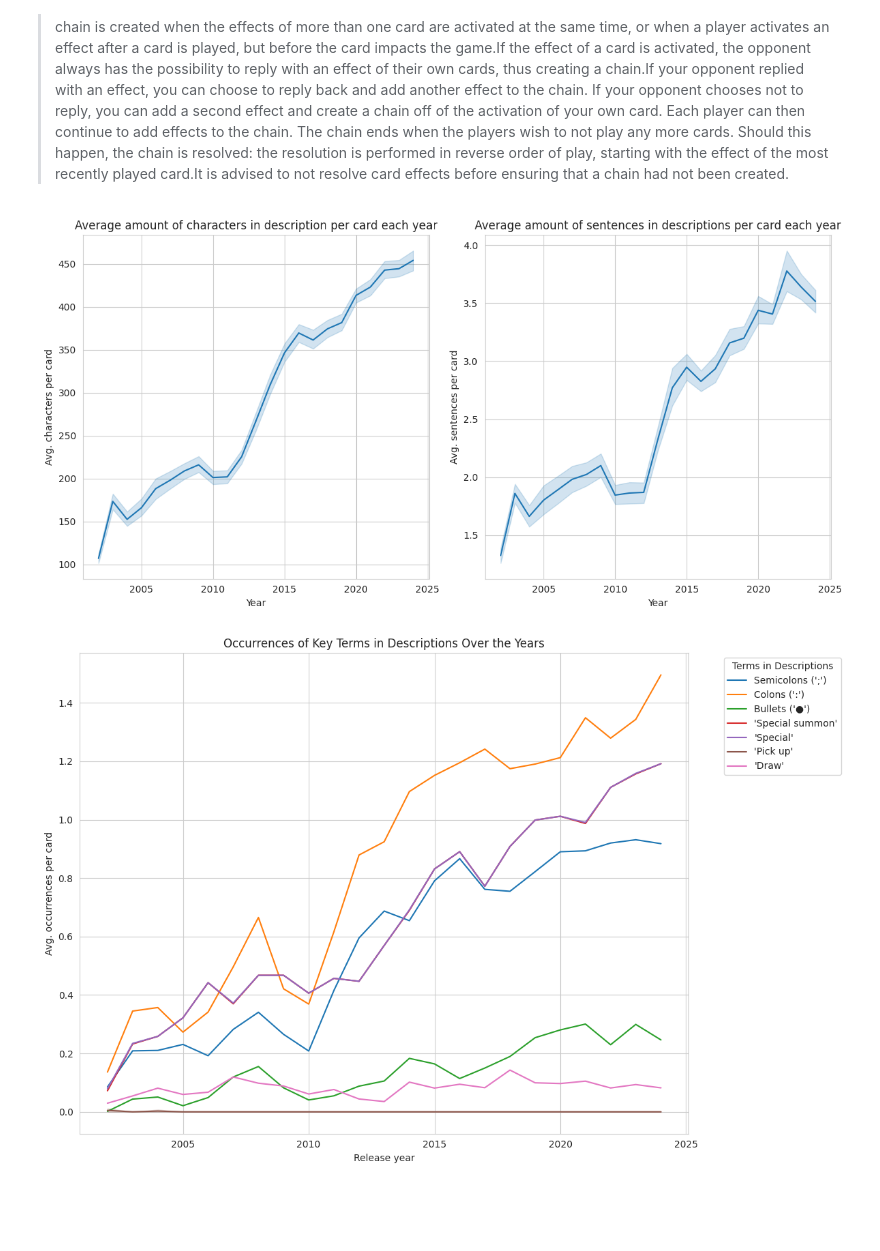
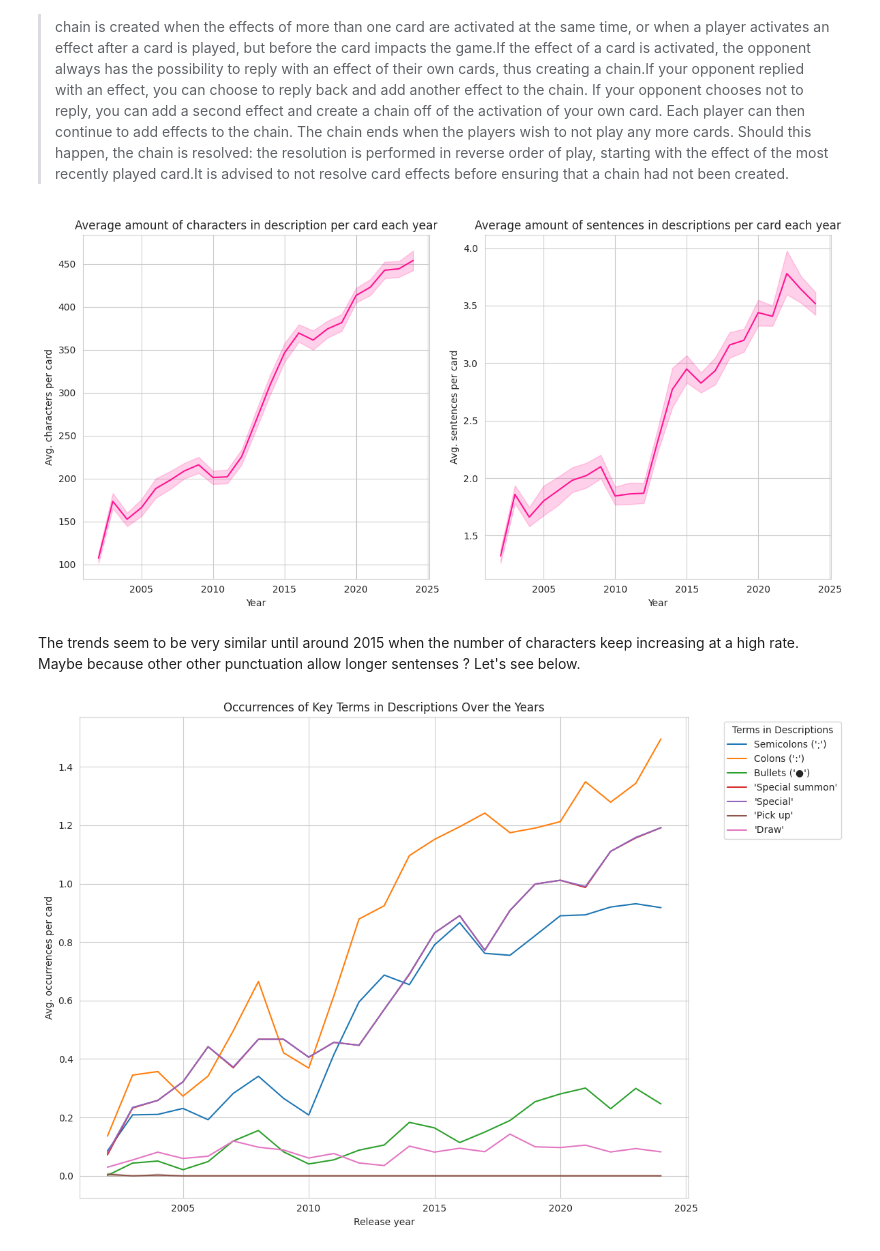
Before and after one commit to HanaeBonnafoux/yugioh, a Jupyter notebook: yu-gi-oh-s-evolution-through-the-cards.ipynb, the cells around one changed output. Saved outputs shown, nothing was run; the diff lists cells and outputs as text; code cells hidden in the pictures; blank space fills up the shorter version.

Commit message:
Kaggle Notebook | Yu-Gi-Oh! cards over time EDA | Version 45

```diff
--- a/yu-gi-oh-s-evolution-through-the-cards.ipynb
+++ b/yu-gi-oh-s-evolution-through-the-cards.ipynb
@@ -596,21 +593,24 @@ cards_data["reformated_desc"]=cards_data["desc"].str.lower()
 # %%
 #size of the description
 fig, axes = plt.subplots(1, 2, figsize=(12, 6))
 
-sns.lineplot(cards_data, x="tcg_year", y="number_char_in_desc", ax=axes[0])
+sns.lineplot(cards_data, x="tcg_year", y="number_char_in_desc", color='deeppink', ax=axes[0])
 axes[0].set_title("Average amount of characters in description per card each year")
 axes[0].set_xlabel("Year")
 axes[0].set_ylabel("Avg. characters per card")
 
-sns.lineplot(cards_data, x="tcg_year", y=cards_data["desc"].str.count(r'\.'), ax=axes[1])
+sns.lineplot(cards_data, x="tcg_year", y=cards_data["desc"].str.count(r'\.'),color='deeppink', ax=axes[1])
 axes[1].set_title("Average amount of sentences in descriptions per card each year")
 axes[1].set_xlabel("Year")
 axes[1].set_ylabel("Avg. sentences per card")
 
 plt.tight_layout()
 plt.show()
 # %% [output]
-[figure, old version]
+[figure, new version]
+# %% [markdown]
+The trends seem to be very similar until around 2015 when the number of characters keep increasing at a high rate.
+Maybe because other other punctuation allow longer sentenses ? Let's see below.
 # %%
 #investigating key words and punctuation
 
```
Also changed, not shown: parts of 21 cells of this notebook.
